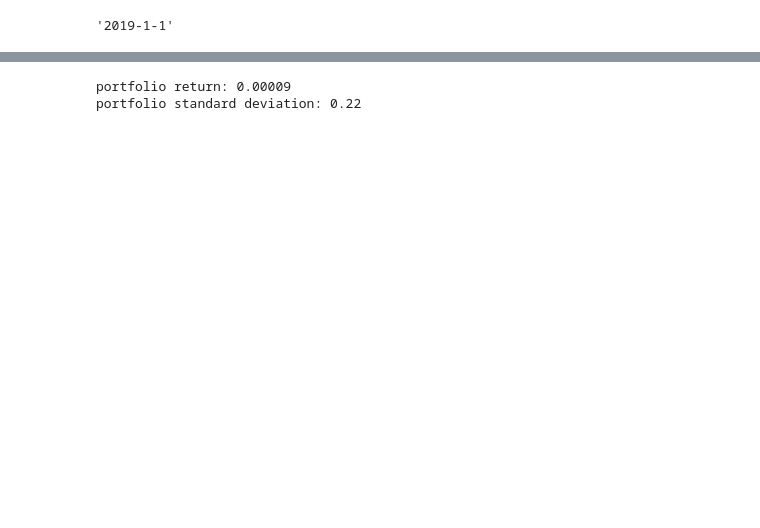
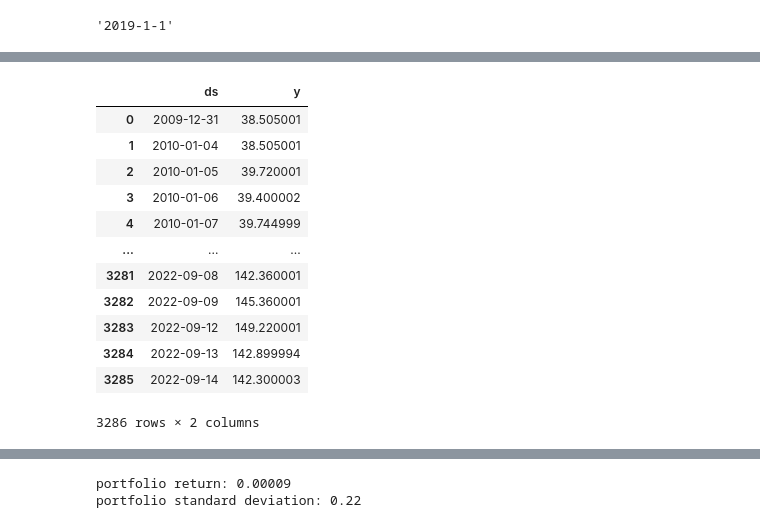
Before and after one commit to Sebastian1981/Stock_Prediction, a Jupyter notebook: experiment/portfolio_optimization.ipynb, the cells around one changed output, grey strips where cells are left out. Cells and saved outputs as stored; diff of their text form; code cells hidden in the pictures; blank space fills up the shorter version.

```diff
--- a/experiment/portfolio_optimization.ipynb
+++ b/experiment/portfolio_optimization.ipynb
@@ -161,0 +154,21 @@ df.head()
+# %%
+df_stock = df[['Linde']].copy()
+df_stock = df_stock.rename(columns={'Linde':'y', 'Date':'ds'})
+df_stock['ds'] = df_stock.index
+df_stock = df_stock.reset_index()
+df_stock = df_stock[['ds','y']]
+df_stock
+# %% [output]
+|  | ds | y |
+| 0 | 2009-12-31 | 38.505001 |
+| 1 | 2010-01-04 | 38.505001 |
+| 2 | 2010-01-05 | 39.720001 |
+| 3 | 2010-01-06 | 39.400002 |
+| 4 | 2010-01-07 | 39.744999 |
+| ... | ... | ... |
+| 3281 | 2022-09-08 | 142.360001 |
+| 3282 | 2022-09-09 | 145.360001 |
+| 3283 | 2022-09-12 | 149.220001 |
+| 3284 | 2022-09-13 | 142.899994 |
+| 3285 | 2022-09-14 | 142.300003 |
+3286 rows × 2 columns
```
Also changed, not shown: parts of 10 cells of this notebook, 1 other file.
